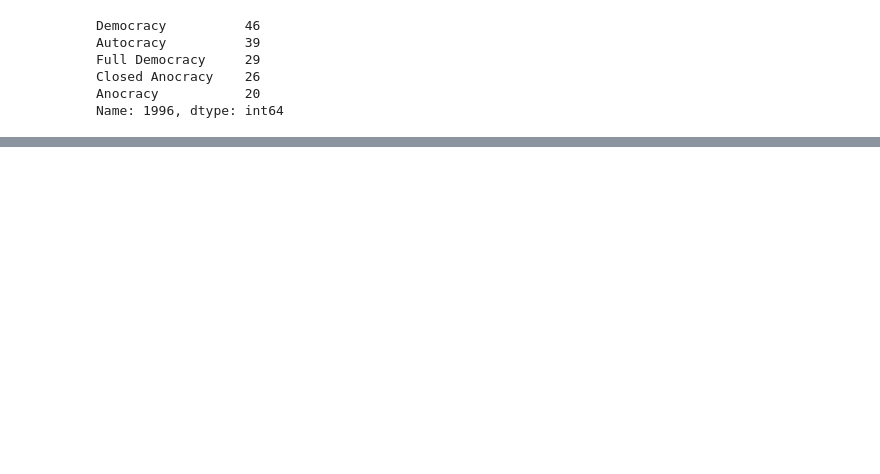
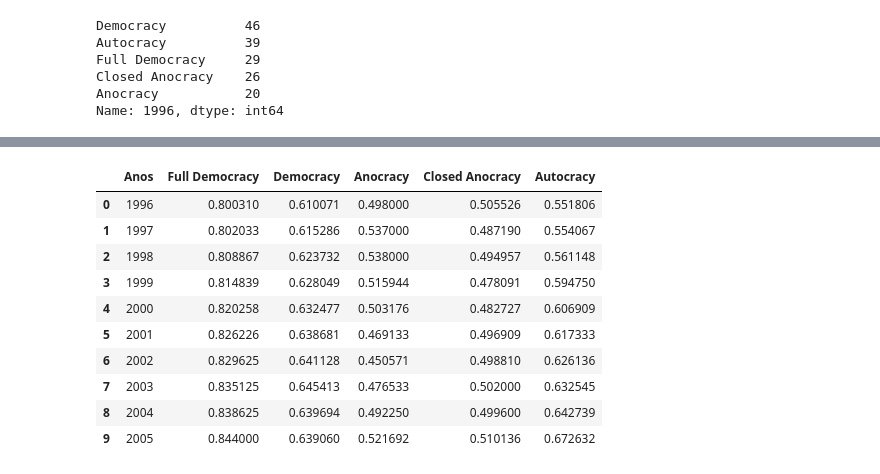
Before and after one commit to Rodrigo2104/Trabalho1_Ci-ncia-dos-dados, a Jupyter notebook: Trabalho/Trabalho 1 - Rodrigo de Jesus Oliveira Junior - 2ºB.ipynb, the cells around one changed output, grey strips where cells are left out. Cells and saved outputs as stored; diff of their text form; code cells hidden in the pictures; blank space fills up the shorter version.

```diff
--- a/Trabalho/Trabalho 1 - Rodrigo de Jesus Oliveira Junior - 2ºB.ipynb
+++ b/Trabalho/Trabalho 1 - Rodrigo de Jesus Oliveira Junior - 2ºB.ipynb
@@ -337,0 +396,16 @@ di.head()
+# %%
+di_10=di_10[['Anos','Full Democracy','Democracy','Anocracy','Closed Anocracy','Autocracy']]
+
+di_10.head(10)
+# %% [output]
+|  | Anos | Full Democracy | Democracy | Anocracy | Closed Anocracy | Autocracy |
+| 0 | 1996 | 0.800310 | 0.610071 | 0.498000 | 0.505526 | 0.551806 |
+| 1 | 1997 | 0.802033 | 0.615286 | 0.537000 | 0.487190 | 0.554067 |
+| 2 | 1998 | 0.808867 | 0.623732 | 0.538000 | 0.494957 | 0.561148 |
+| 3 | 1999 | 0.814839 | 0.628049 | 0.515944 | 0.478091 | 0.594750 |
+| 4 | 2000 | 0.820258 | 0.632477 | 0.503176 | 0.482727 | 0.606909 |
+| 5 | 2001 | 0.826226 | 0.638681 | 0.469133 | 0.496909 | 0.617333 |
+| 6 | 2002 | 0.829625 | 0.641128 | 0.450571 | 0.498810 | 0.626136 |
+| 7 | 2003 | 0.835125 | 0.645413 | 0.476533 | 0.502000 | 0.632545 |
+| 8 | 2004 | 0.838625 | 0.639694 | 0.492250 | 0.499600 | 0.642739 |
+| 9 | 2005 | 0.844000 | 0.639060 | 0.521692 | 0.510136 | 0.672632 |
```
Also changed, not shown: parts of 24 cells of this notebook.
